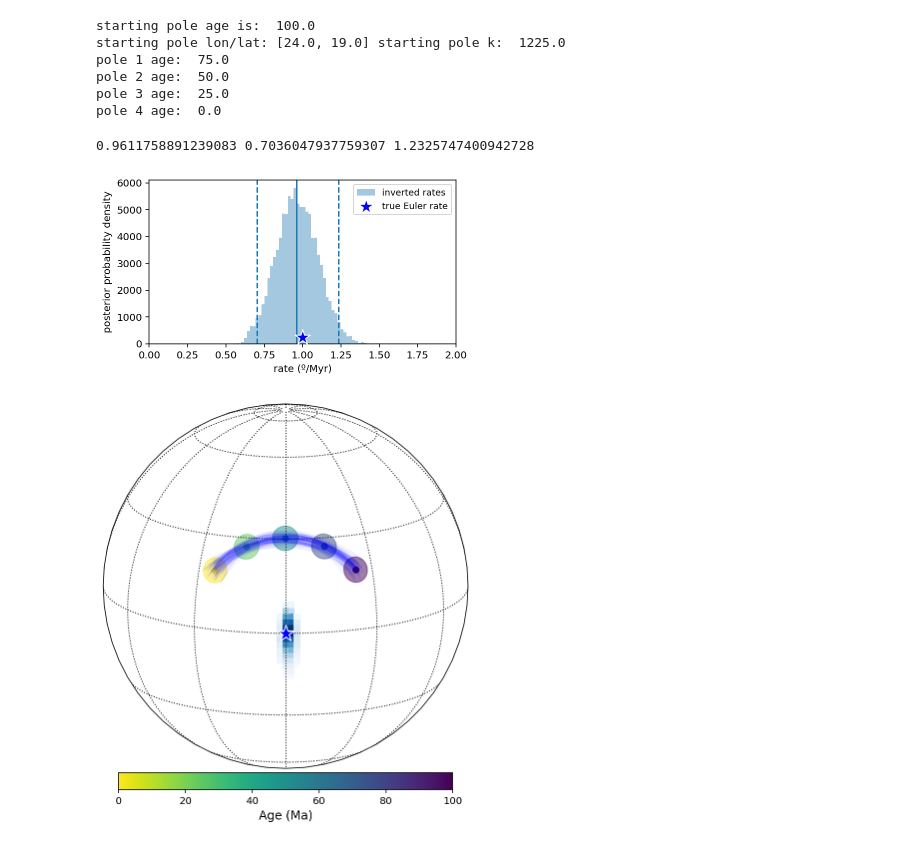
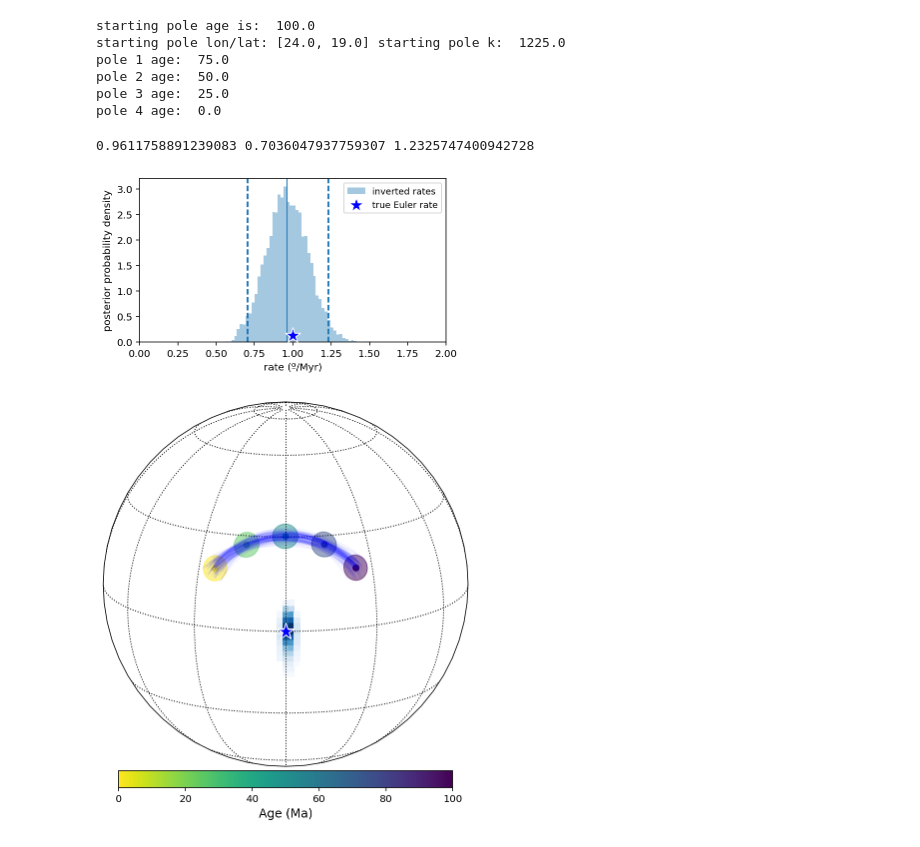
Before and after one commit to Swanson-Hysell-Group/Bayesian_PEP_inversion, a Jupyter notebook: PEP_synthetic.ipynb, the cells around one changed output. Saved outputs shown, nothing was run; the diff lists cells and outputs as text; code cells hidden in the pictures.

```diff
--- a/PEP_synthetic.ipynb
+++ b/PEP_synthetic.ipynb
@@ -92,24 +94,24 @@ trace_1e_saved = pm.load_trace('code_output/1_euler_trace',model)
 # %%
 HPD_max = np.percentile(trace_1e_saved['rate_1'],97.5)
 HPD_min = np.percentile(trace_1e_saved['rate_1'],2.5)
 median = np.median(trace_1e_saved['rate_1'])
 print(median, HPD_min, HPD_max)
 
 plt.figure(figsize=(5.5,3))
-sns.distplot(trace_1e_saved['rate_1'],kde=False, label = 'inverted rates')
+sns.distplot(trace_1e_saved['rate_1'],kde=False, norm_hist=1, label = 'inverted rates')
 plt.axvline(x=median)
 plt.axvline(x=HPD_min,linestyle='--')
 plt.axvline(x=HPD_max,linestyle='--')
 plt.xlabel('rate (º/Myr)')
 plt.ylabel('posterior probability density')
 plt.xlim(0,2)
 plt.scatter(euler_rate, plt.gca().get_ylim()[1]*0.04, marker = '*', s=250,
             color = 'blue', edgecolor='white', label='true Euler rate', zorder=100)
 plt.legend(prop={'size': 9})
 plt.savefig('code_output/1_Euler_inversion_rate.png',dpi=600,bbox_inches='tight')
 # %% [output]
 0.9611758891239083 0.7036047937759307 1.2325747400942728
-[figure, old version]
+[figure, new version]
 # %%
 one_euler_ax = plot_trace_1e(trace_1e_saved, one_euler_data[['pole_lon', 'pole_lat']].to_numpy(), one_euler_data['pole_a95'], one_euler_data['pole_age'].tolist(),
               central_lon=0, central_lat=15, num_paths_to_plot=100, cmap='Blues',
```
Also changed, not shown: parts of 17 cells of this notebook.
